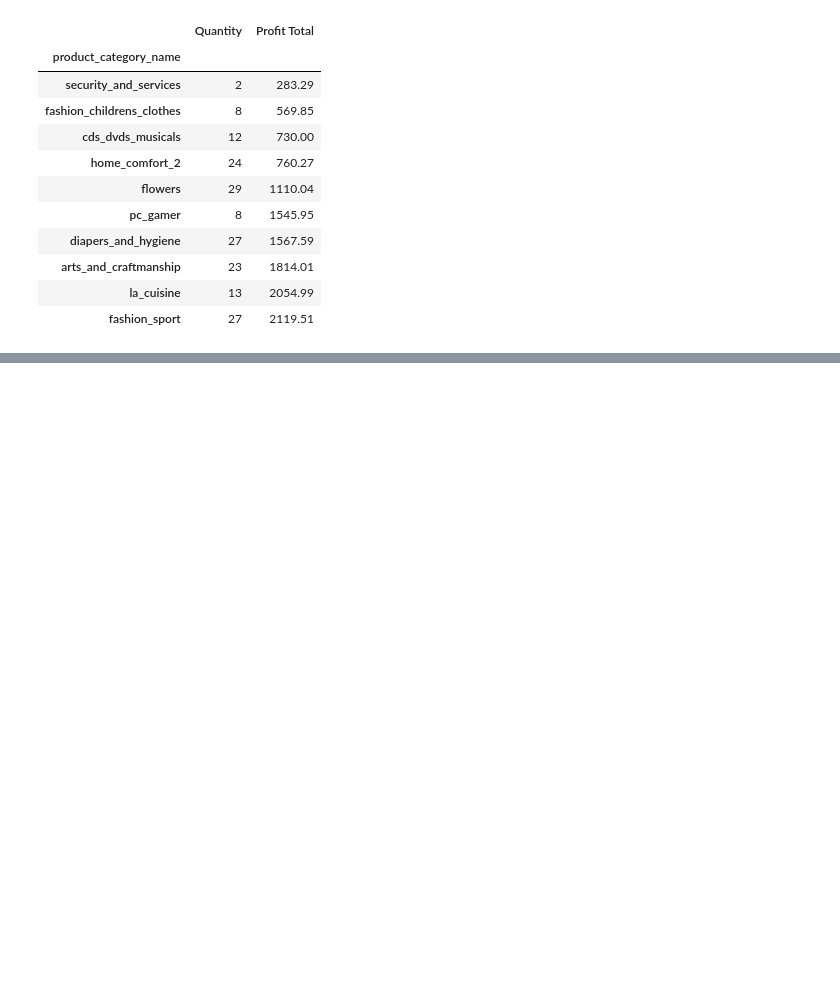
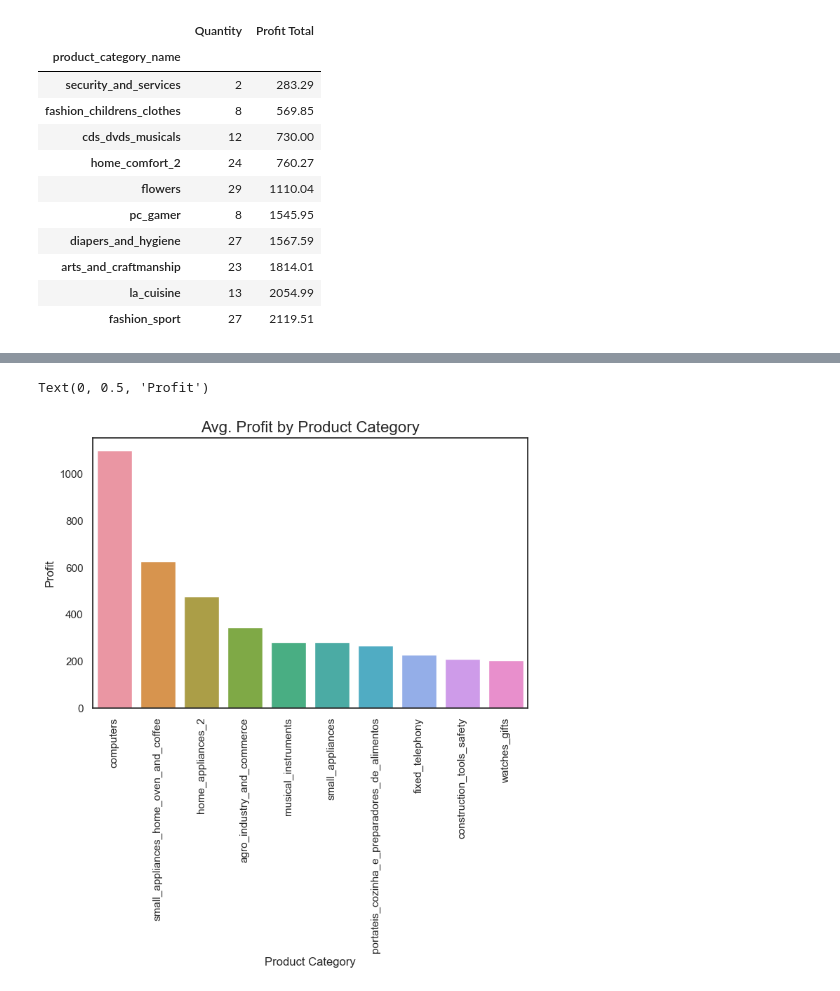
Before and after one commit to esvm4/225IS1401, a Jupyter notebook: Cross_FEACP/eda.ipynb, the cells around one changed output, grey strips where cells are left out. Cells and saved outputs as stored; diff of their text form; code cells hidden in the pictures; blank space fills up the shorter version.

```diff
--- a/Cross_FEACP/eda.ipynb
+++ b/Cross_FEACP/eda.ipynb
@@ -176,0 +201,4 @@ top_categ_by_profit
+# %%
+MeanSales_cat = merged_df.groupby(["product_category_name"]).agg({"profit":"mean"})
+MeanSales_cat = MeanSales_cat.sort_values(ascending=False, by="profit")[:10].reset_index()
+MeanSales_cat
@@ -176,0 +217,23 @@ top_categ_by_profit
+# %%
+#Plot avg price by product category
+plt.figure(figsize=(8,5))
+
+#set seaborn plotting aesthetics
+sns.set(style='white')
+sns.set_palette("PuRd")
+
+#create grouped bar chart
+sns.barplot(x="product_category_name", y='profit', data=MeanSales_cat,errorbar=None)
+
+#Rotate x_axis labels
+plt.xticks(rotation=90)
+
+#add overall title
+plt.title('Avg. Profit by Product Category', fontsize=16)
+
+#add axis titles
+plt.xlabel('Product Category')
+plt.ylabel('Profit')
+# %% [output]
+Text(0, 0.5, 'Profit')
+[figure, added]
```
Also changed, not shown: parts of 3 cells of this notebook.
